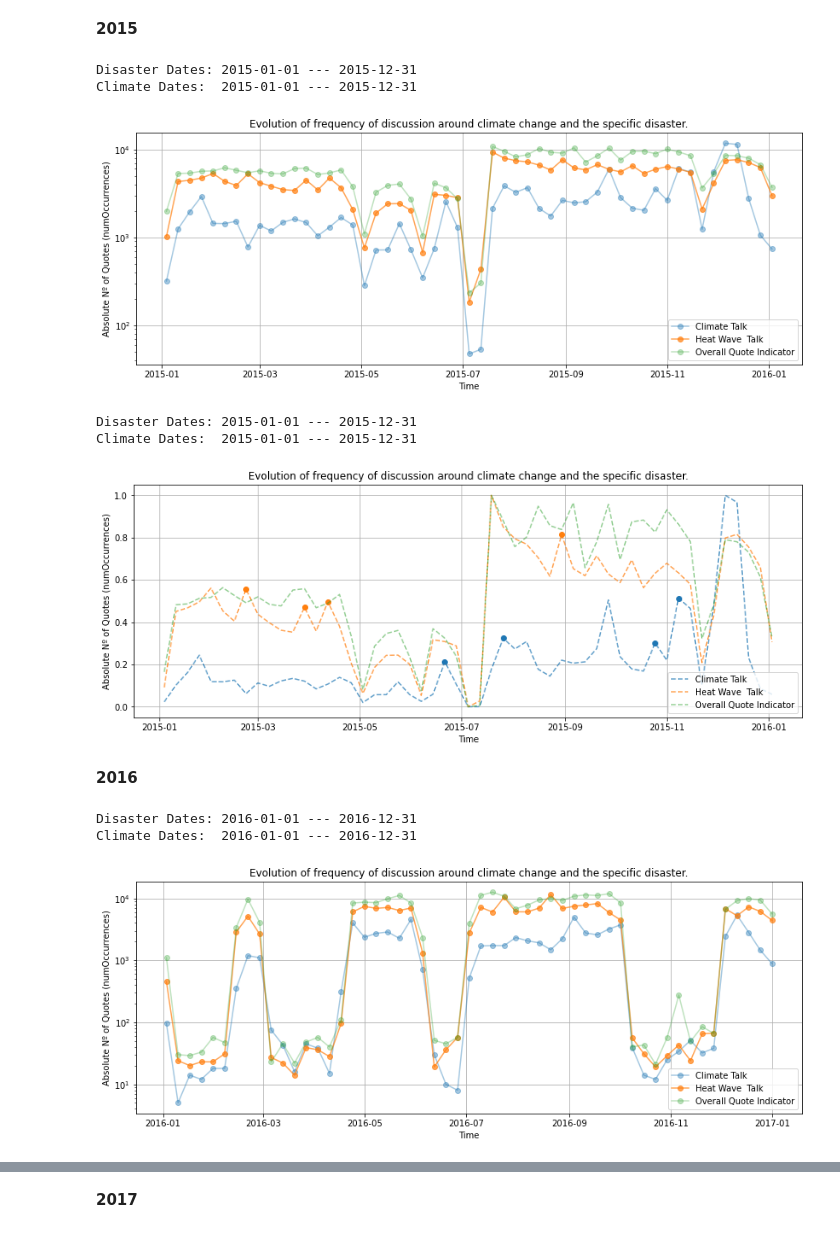
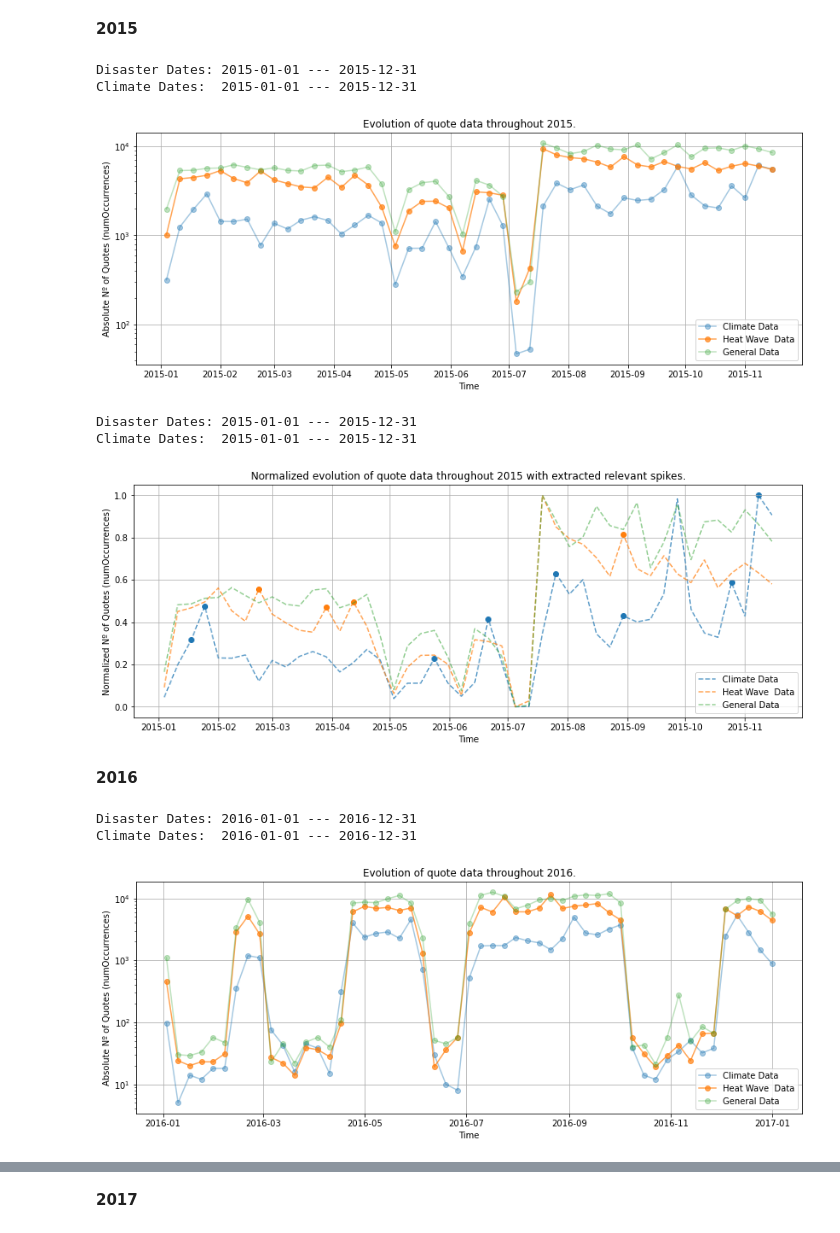
Before and after one commit to epfl-ada/ada-2021-project-data-alchemy, a Jupyter notebook: analysis.ipynb, the cells around one changed output, grey strips where cells are left out. Saved outputs shown, nothing was run; the diff lists cells and outputs as text; code cells hidden in the pictures.

Commit message:
Update images

```diff
--- a/analysis.ipynb
+++ b/analysis.ipynb
@@ -240,14 +240,14 @@ def create_plot_comparison(year,
     climate_df.date,
     climate_df.numOccurrences,
     alpha=0.4,
-    label='Climate Talk',
+    label='Climate Data',
     marker='o')
 
     plt.plot(
     disaster_df.date,
     disaster_df.numOccurrences,
     alpha=0.7,
-    label=type_to_str[disaster_type]+dscr_str+' Talk',
+    label=type_to_str[disaster_type]+dscr_str+' Data',
     marker='o')
 
 
@@ -256,7 +256,7 @@ def create_plot_comparison(year,
         norm_df.date,
         norm_df.numOccurrences,
         alpha=0.3,
-        label='Overall Quote Indicator',
+        label='General Data',
         marker='o')
 
     if disaster_df_2 is not None:
@@ -271,7 +271,7 @@ def create_plot_comparison(year,
         plt.yscale('log')
     plt.xlabel("Time")
     plt.ylabel("Absolute Nº of Quotes (numOccurrences)")
-    plt.title("Evolution of frequency of discussion around climate change and the specific disaster.")
+    plt.title("Evolution of quote data throughout "+str(year)+".")
     plt.legend(loc='lower right')
     if save_fig:
         plt.savefig('images/'+str(year)+'_'+disaster_type+'.png', bbox_inches='tight')
@@ -668,28 +694,35 @@ Climate Dates:  2020-01-01 --- 2020-04-16
 # %%
 year = 2015
 disaster_type = 'heat_wave'
+specific_general_increase = 3.0
+specific_increase = 0.11
+drop_n_last = 7
 # %%
 create_plot_comparison(year,
                        disaster_type,
                        general=True,
                        resample='1W',
                        normalize=False,
                        log=True,
                        norm_additional=True,
-                       save_fig=save_fig)
+                       save_fig=save_fig,
+                       drop_n_last=drop_n_last)
 # %% [output]
 Disaster Dates: 2015-01-01 --- 2015-12-31
 Climate Dates:  2015-01-01 --- 2015-12-31
-[figure, old version]
+[figure, new version]
 # %%
 create_normalized_comparison(year,
                              disaster_type,
                              resample='1W',
-                             save_fig=save_fig)
+                             save_fig=save_fig,
+                             specific_general_increase=specific_general_increase,
+                             specific_increase=specific_increase,
+                             drop_n_last=drop_n_last)
 # %% [output]
 Disaster Dates: 2015-01-01 --- 2015-12-31
 Climate Dates:  2015-01-01 --- 2015-12-31
-[figure, old version]
+[figure, new version]
 # %% [markdown]
 **2016**
 # %%
@@ -707,7 +740,7 @@ create_plot_comparison(year,
 # %% [output]
 Disaster Dates: 2016-01-01 --- 2016-12-31
 Climate Dates:  2016-01-01 --- 2016-12-31
-[figure, old version]
+[figure, new version]
 # %%
 create_normalized_comparison(year,
                              disaster_type,
```
Also changed, not shown: parts of 30 cells of this notebook, 23 other files.
